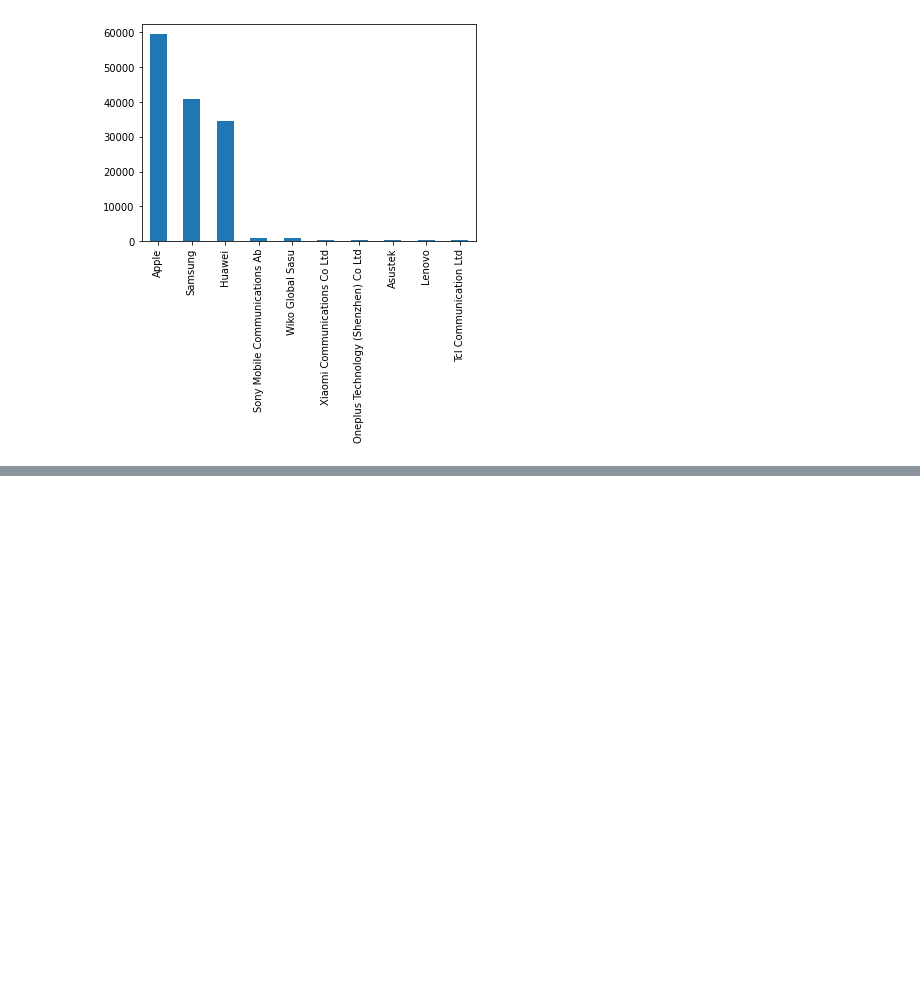
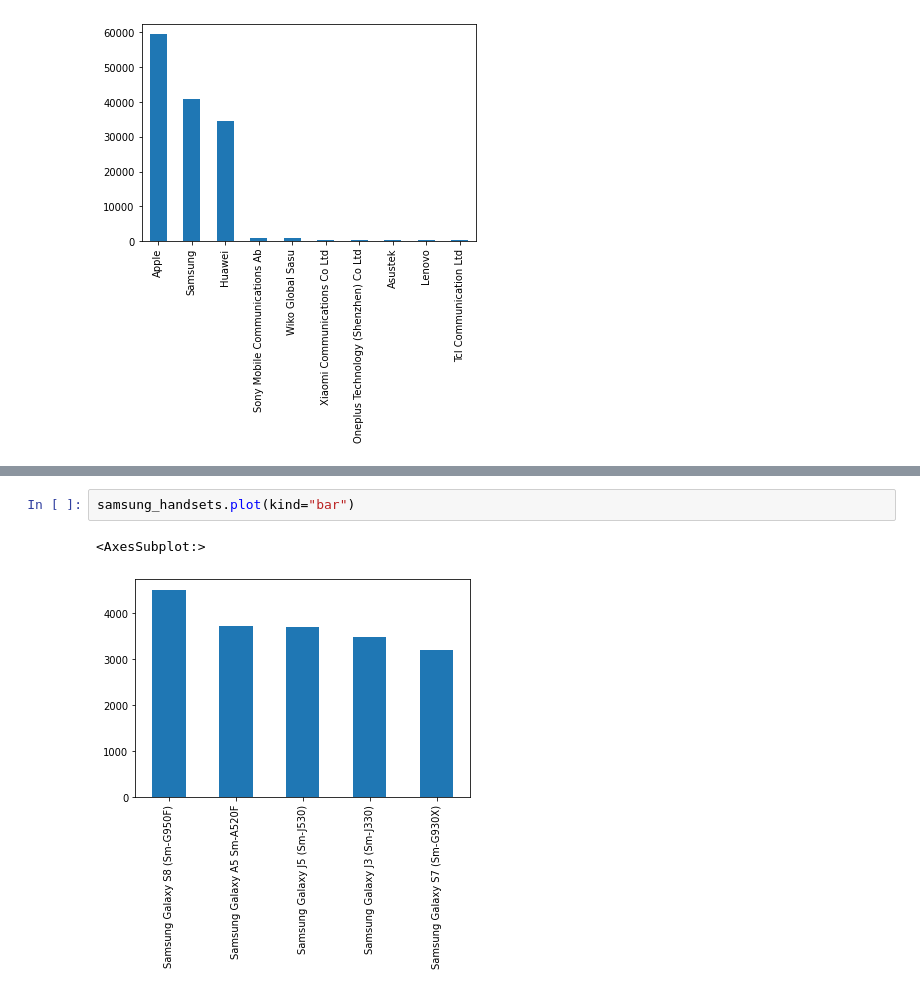
Before and after one commit to abeselomg/Telecom_user_analysis, a Jupyter notebook: notebooks/notebook.ipynb, the cells around one changed output, grey strips where cells are left out. Saved outputs shown, nothing was run; the diff lists cells and outputs as text; blank space fills up the shorter version.

```diff
--- a/notebooks/notebook.ipynb
+++ b/notebooks/notebook.ipynb
@@ -119,0 +166,5 @@ clean_headset_count.plot(kind="bar")
+# %%
+samsung_handsets.plot(kind="bar")
+# %% [output]
+<AxesSubplot:>
+[figure, added]
```
Also changed, not shown: parts of 6 cells of this notebook.
